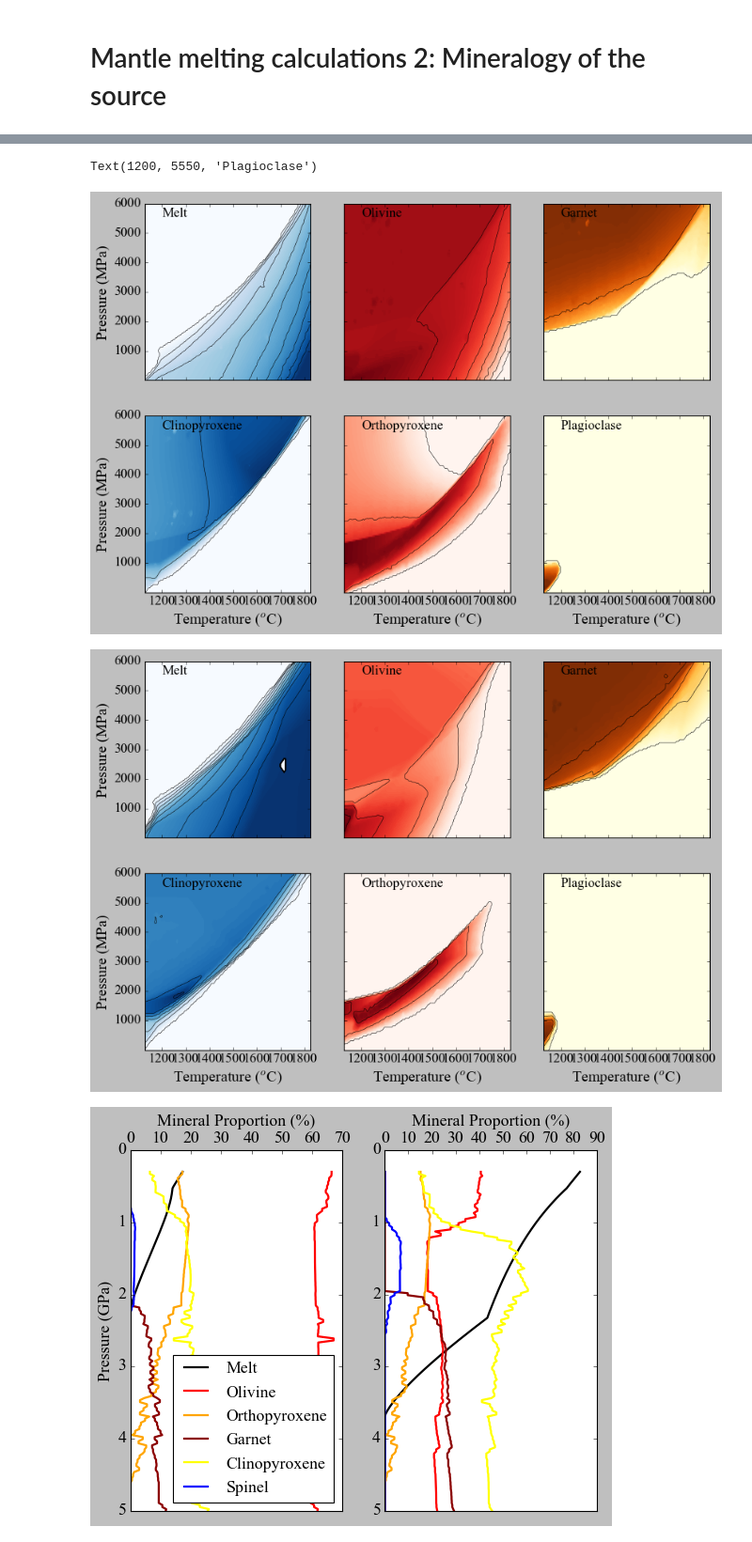
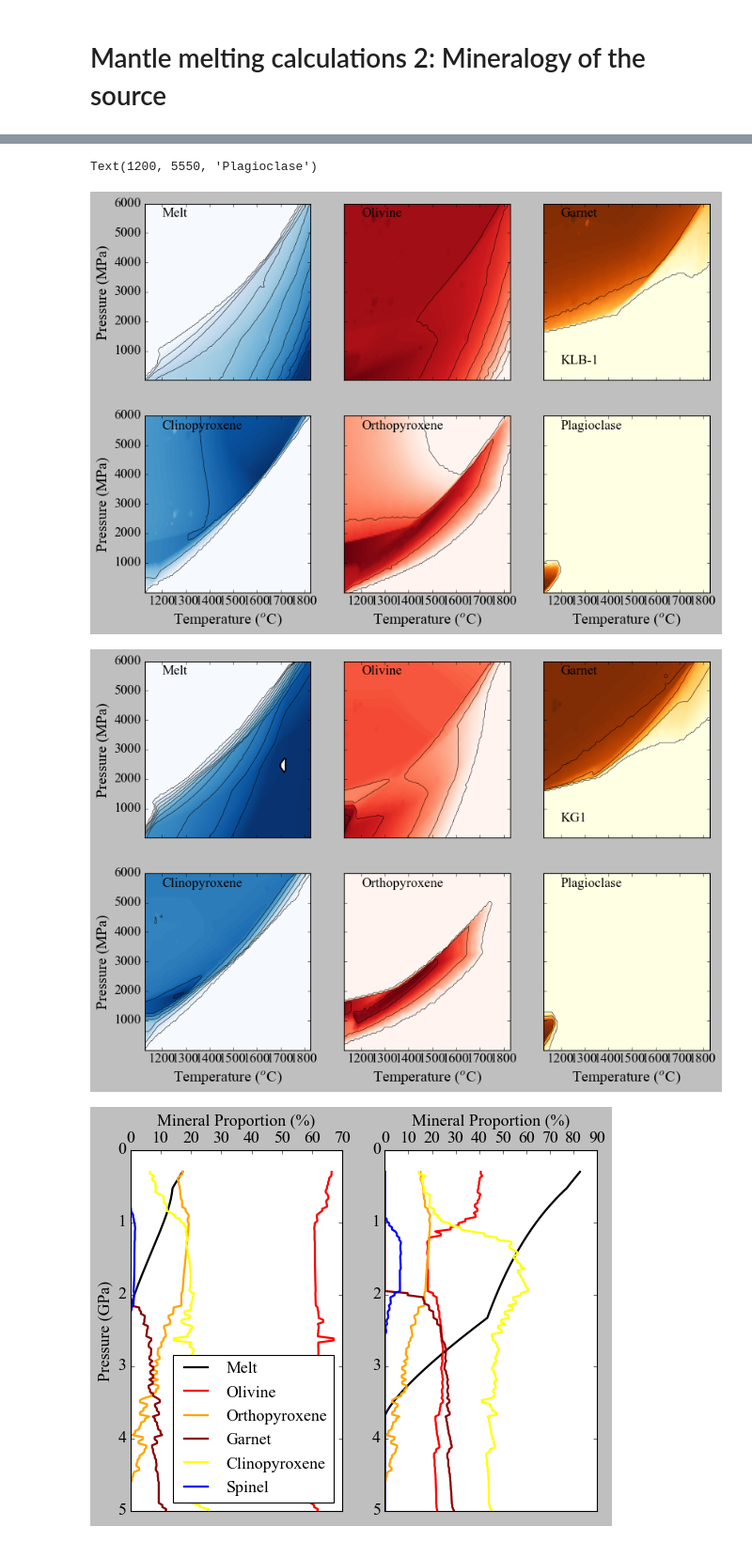
Before and after one commit to gleesonm1/GleesonGibson2021G3, a Jupyter notebook: Gleeson&Gibson2021G3-ForBinder.ipynb, the cells around one changed output, grey strips where cells are left out. Shown at 94% size. Drawn from its saved outputs; the diff is of its cells as text; code cells hidden in the pictures.

```diff
--- a/Gleeson&Gibson2021G3-ForBinder.ipynb
+++ b/Gleeson&Gibson2021G3-ForBinder.ipynb
@@ -91,6 +93,6 @@ We provide Perple_X calculation results for both the KG1 pyroxenite and KLB-1 lh
 # %%
 # either load in new Perple_X files (option 1) or load in the previously saved variables (option 2).
-option=2
+option=1
 if option == 1:
     Names=['System','Melt','Olivine','Clinopyroxene','Orthopyroxene1','Orthopyroxene2','Plagioclase','Garnet','Spinel']
 
@@ -110,6 +112,8 @@ if option == 1:
 
     KG1=p.ConvertWt(KG1)
 
+    pickle.dump([KG1,KLB],open("objs.pkl","wb"))
+
 elif option == 2:
     KG1,KLB=pickle.load(open("objs.pkl","rb"))
 # %%
@@ -155,6 +159,7 @@ ax2c.set_xticklabels([])
 ax2c.set_yticklabels([])
 ax2c.set_ylim([1,6000])
 ax2c.text(1200, 5550, 'Garnet')
+ax2c.text(1200, 550, 'KLB-1')
 
 ax2d.contourf(T,P, wt_KLB['Clinopyroxene'],levels=101,alpha=1,cmap='Blues')
 ax2d.contourf(T,P, wt_KLB['Clinopyroxene'],levels=101,alpha=1,cmap='Blues')
@@ -211,37 +216,38 @@ ax3c.set_xticklabels([])
 ax3c.set_yticklabels([])
 ax3c.set_ylim([1,6000])
 ax3c.text(1200, 5550, 'Garnet')
+ax3c.text(1200, 550, 'KG1')
 
 ax3d.contourf(T,P, wt_KG1['Clinopyroxene'],levels=101,alpha=1,cmap='Blues')
 ax3d.contourf(T,P, wt_KG1['Clinopyroxene'],levels=101,alpha=1,cmap='Blues')
 ax3d.contourf(T,P, wt_KG1['Clinopyroxene'],levels=101,alpha=1,cmap='Blues')
 ax3d.contour(T,P, wt_KG1['Clinopyroxene'],levels=level,colors='black',linewidths=0.5)
 ax3d.set_ylabel('Pressure (MPa)',fontsize=18)
 ax3d.set_xlabel('Temperature ($^{o}$C)',fontsize=18)
 ax3d.set_ylim([1,6000])
 ax3d.text(1200, 5550, 'Clinopyroxene')
 
 ax3e.contourf(T,P, wt_KG1['Orthopyroxene2'],levels=101,alpha=1,cmap='Reds')
 ax3e.contourf(T,P, wt_KG1['Orthopyroxene2'],levels=101,alpha=1,cmap='Reds')
 ax3e.contourf(T,P, wt_KG1['Orthopyroxene2'],levels=101,alpha=1,cmap='Reds')
 ax3e.contour(T,P, wt_KG1['Orthopyroxene2'],levels=level,colors='black',linewidths=0.5)
 ax3e.set_yticklabels([])
 ax3e.set_xlabel('Temperature ($^{o}$C)',fontsize=18)
 ax3e.set_ylim([1,6000])
 ax3e.text(1200, 5550, 'Orthopyroxene')
 
 ax3f.contourf(T,P, wt_KG1['Plagioclase'],levels=101,alpha=1,cmap='YlOrBr')
 ax3f.contourf(T,P, wt_KG1['Plagioclase'],levels=101,alpha=1,cmap='YlOrBr')
 ax3f.contourf(T,P, wt_KG1['Plagioclase'],levels=101,alpha=1,cmap='YlOrBr')
 ax3f.contour(T,P, wt_KG1['Plagioclase'],levels=level,colors='black',linewidths=0.5)
 ax3f.set_yticklabels([])
 ax3f.set_xlabel('Temperature ($^{o}$C)',fontsize=18)
 ax3f.set_ylim([1,6000])
 ax3f.text(1200, 5550, 'Plagioclase')
 # %% [output]
 Text(1200, 5550, 'Plagioclase')
-[figure, old version]
+[figure, new version]
-[figure, old version]
+[figure, new version]
 # %%
 # plot Perple_X information along the P-T path defined by PyMelt (ensure the 2nd cell has been run prior to this)
 # work out mineral assemblages along FM path
```
Also changed, not shown: parts of 21 cells of this notebook.
